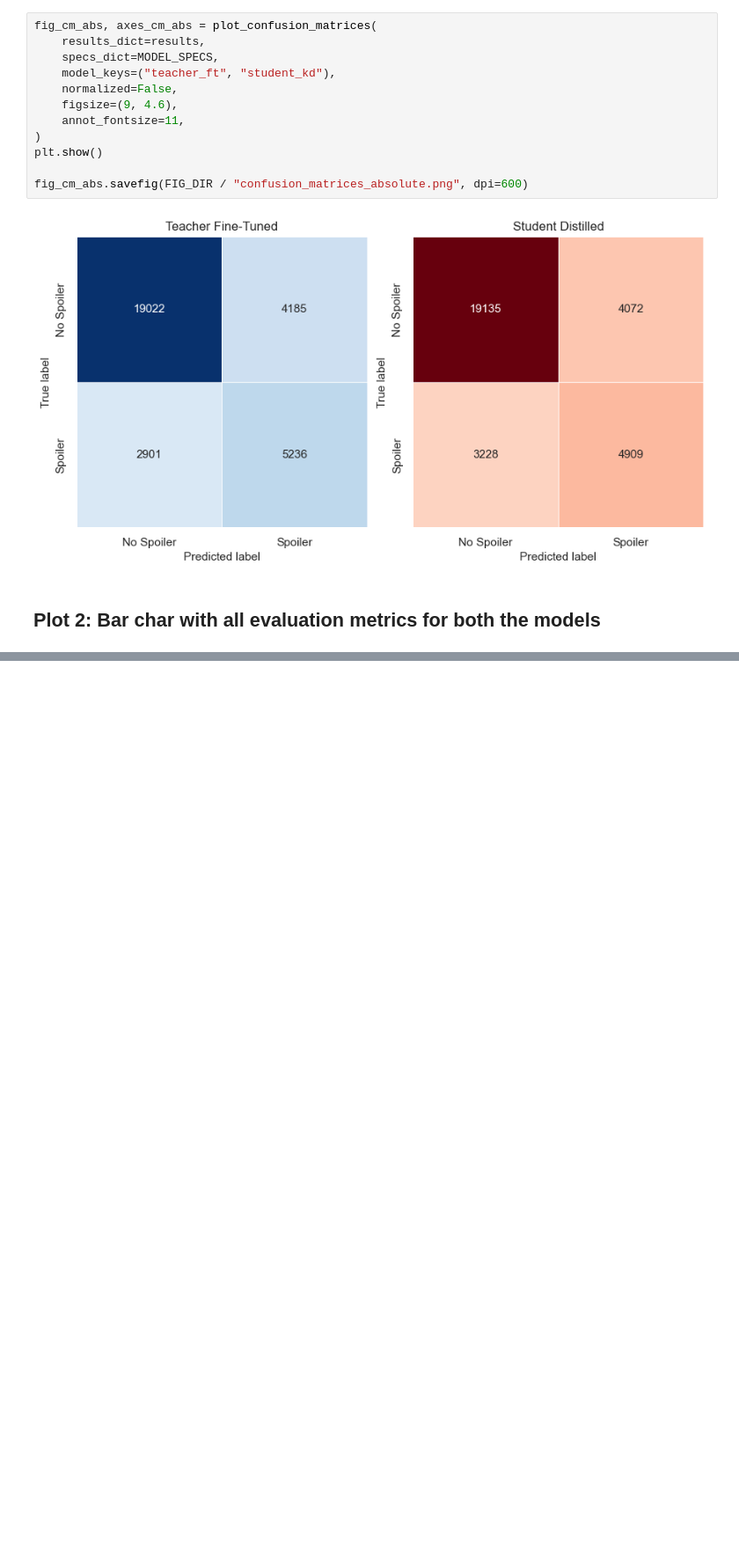
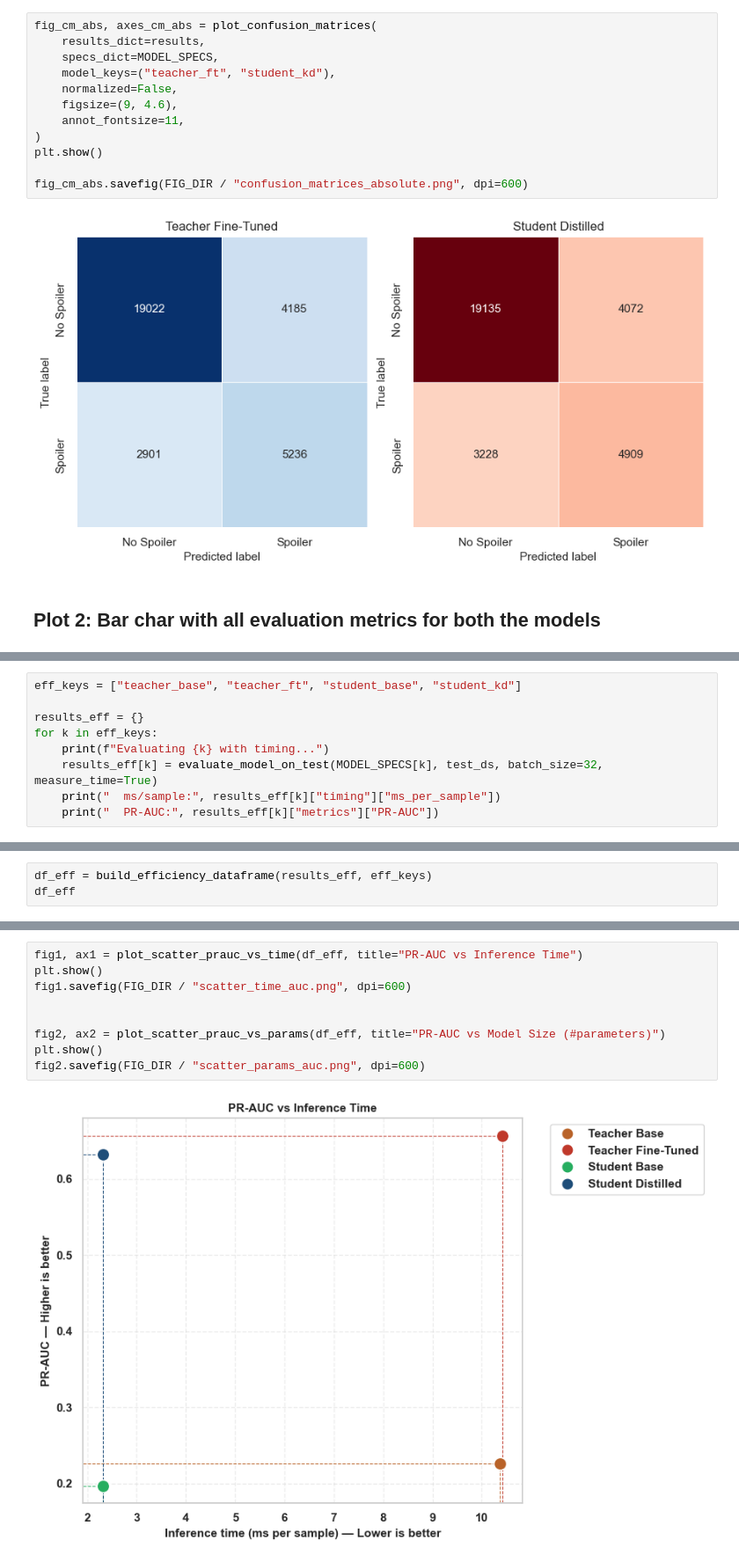
Before and after one commit to MarcoColan01/nlp.project-Colangelo-2526, a Jupyter notebook: notebooks/5_evaluation_graphs.ipynb, the cells around one changed output, grey strips where cells are left out. Shown at 88% size. Cells and saved outputs as stored; diff of their text form; blank space fills up the shorter version.

```diff
--- a/notebooks/5_evaluation_graphs.ipynb
+++ b/notebooks/5_evaluation_graphs.ipynb
@@ -462,0 +739,9 @@ fig_bar_full.savefig(FIG_DIR / "metrics_barchart.png", dpi=600)
+# %%
+eff_keys = ["teacher_base", "teacher_ft", "student_base", "student_kd"]
+
+results_eff = {}
+for k in eff_keys:
+    print(f"Evaluating {k} with timing...")
+    results_eff[k] = evaluate_model_on_test(MODEL_SPECS[k], test_ds, batch_size=32, measure_time=True)
+    print("  ms/sample:", results_eff[k]["timing"]["ms_per_sample"])
+    print("  PR-AUC:", results_eff[k]["metrics"]["PR-AUC"])
@@ -462,0 +774,3 @@ fig_bar_full.savefig(FIG_DIR / "metrics_barchart.png", dpi=600)
+# %%
+df_eff = build_efficiency_dataframe(results_eff, eff_keys)
+df_eff
@@ -462,0 +783,11 @@ fig_bar_full.savefig(FIG_DIR / "metrics_barchart.png", dpi=600)
+# %%
+fig1, ax1 = plot_scatter_prauc_vs_time(df_eff, title="PR-AUC vs Inference Time")
+plt.show()
+fig1.savefig(FIG_DIR / "scatter_time_auc.png", dpi=600)
+
+
+fig2, ax2 = plot_scatter_prauc_vs_params(df_eff, title="PR-AUC vs Model Size (#parameters)")
+plt.show()
+fig2.savefig(FIG_DIR / "scatter_params_auc.png", dpi=600)
+# %% [output]
+[figure, added]
```
Also changed, not shown: parts of 14 cells of this notebook, 13 other files.
